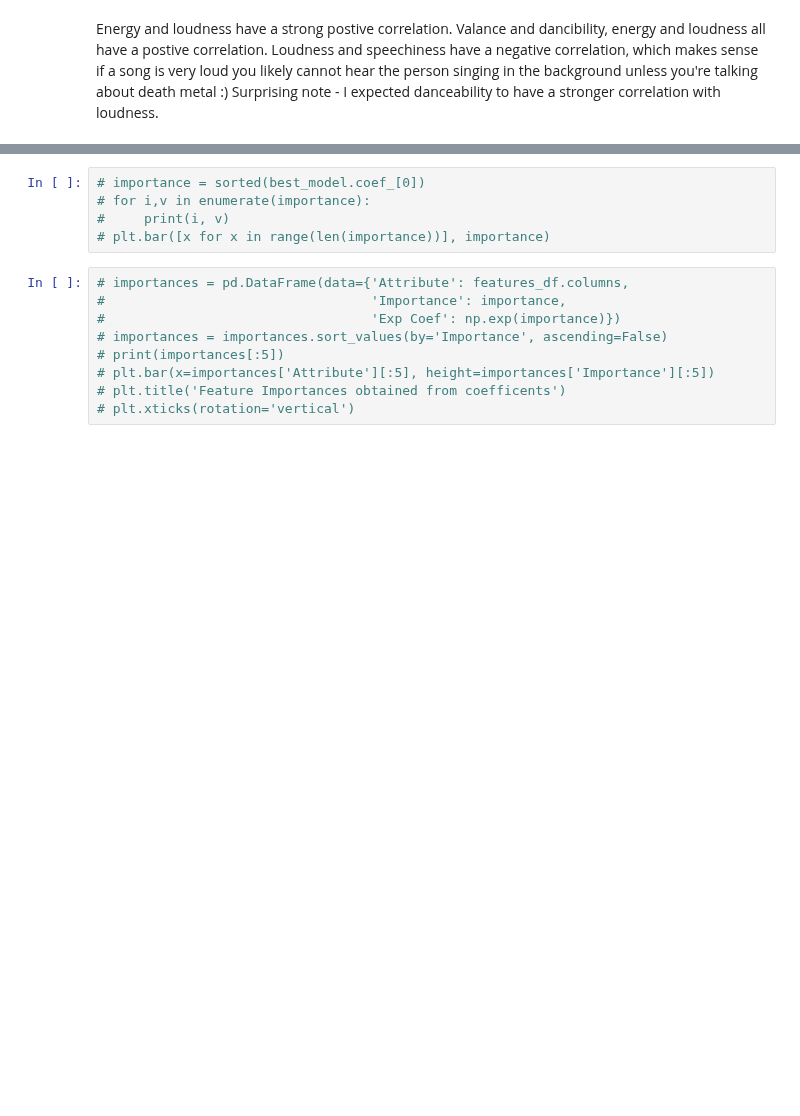
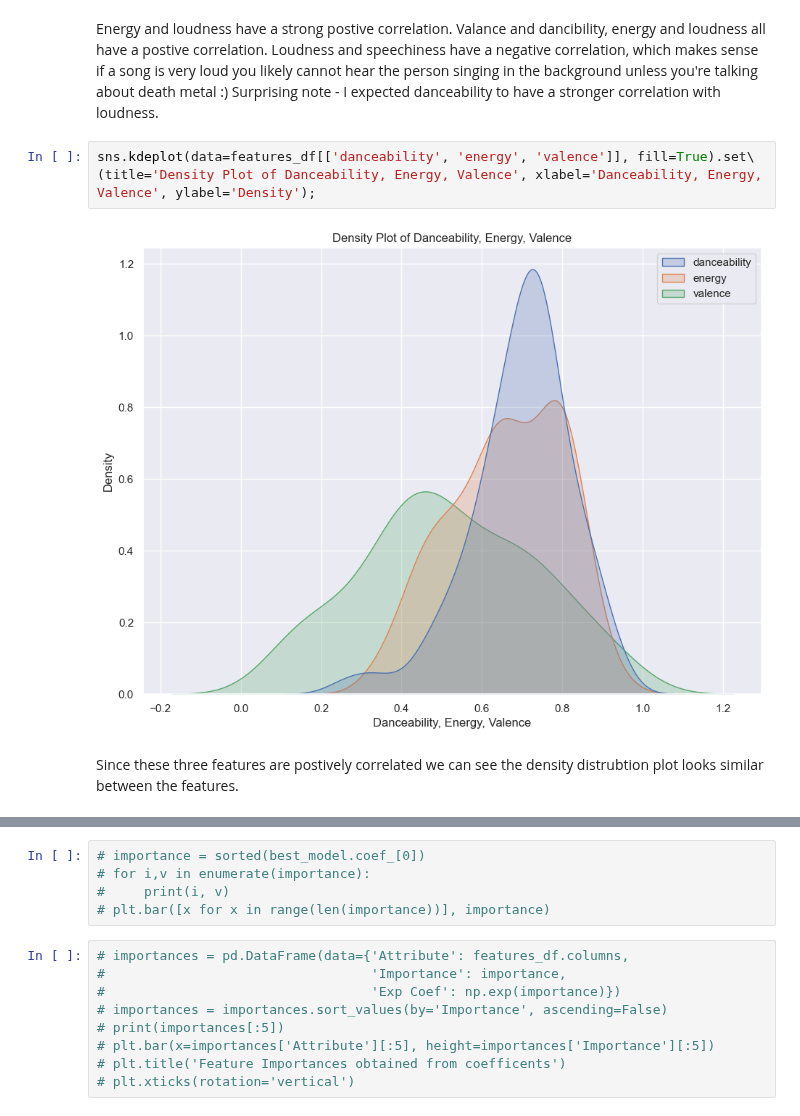
Before and after one commit to hypothetical-lemon/COMP4449-capstone, a Jupyter notebook: midterm/heather_lemon_midterm.ipynb, the cells around one changed output, grey strips where cells are left out. Saved outputs shown, nothing was run; the diff lists cells and outputs as text; blank space fills up the shorter version.

```diff
--- a/midterm/heather_lemon_midterm.ipynb
+++ b/midterm/heather_lemon_midterm.ipynb
@@ -308,3 +323,10 @@ sns.heatmap(matrix, annot=True, mask=mask, square=True, fmt=".2f", cmap=cmap).se
 Energy and loudness have a strong postive correlation.
 Valance and dancibility, energy and loudness all have a postive correlation.
 Loudness and speechiness have a negative correlation, which makes sense if a song is very loud you likely cannot hear the person singing in the background unless you're talking about death metal :) Surprising note - I expected danceability to have a stronger correlation with loudness.
+# %%
+sns.kdeplot(data=features_df[['danceability', 'energy', 'valence']], fill=True).set\
+(title='Density Plot of Danceability, Energy, Valence', xlabel='Danceability, Energy, Valence', ylabel='Density');
+# %% [output]
+[figure, added]
+# %% [markdown]
+Since these three features are postively correlated we can see the density distrubtion plot looks similar between the features.
```
Also changed, not shown: parts of 11 cells of this notebook.
